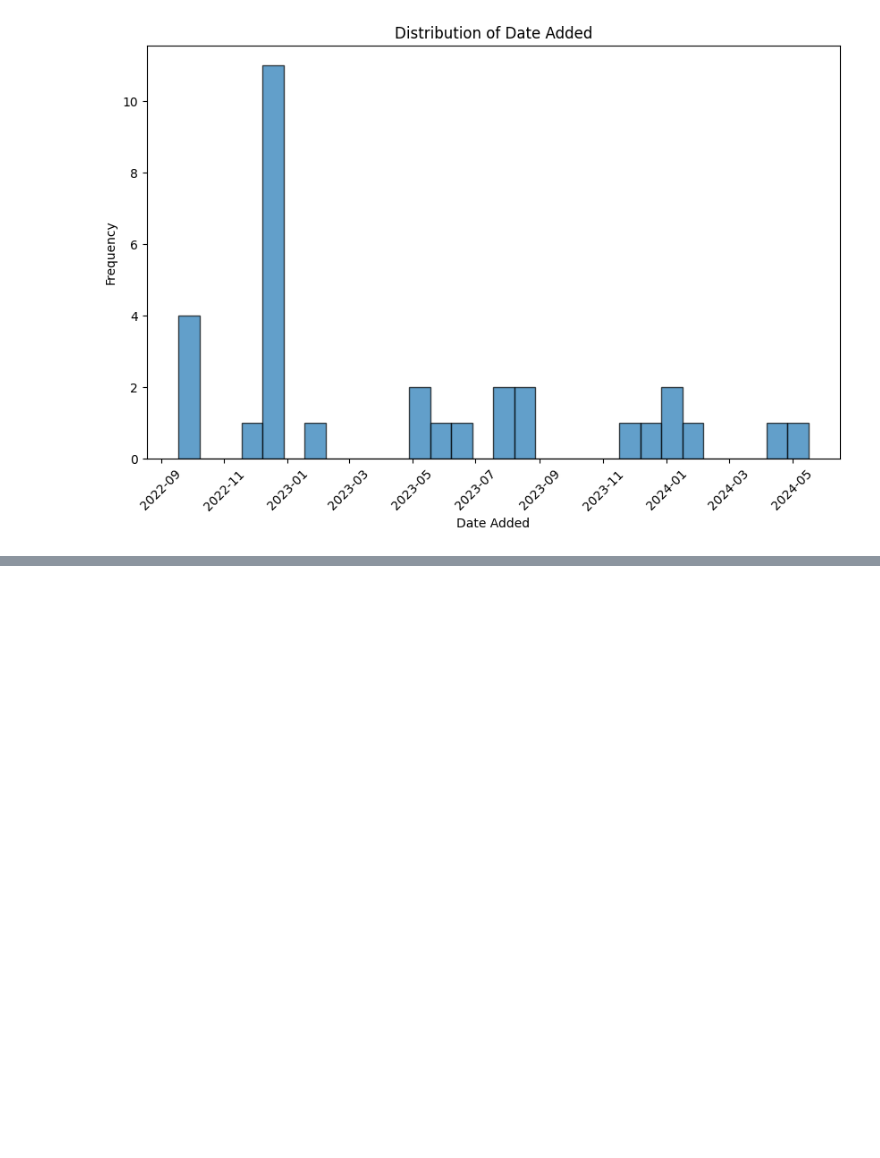
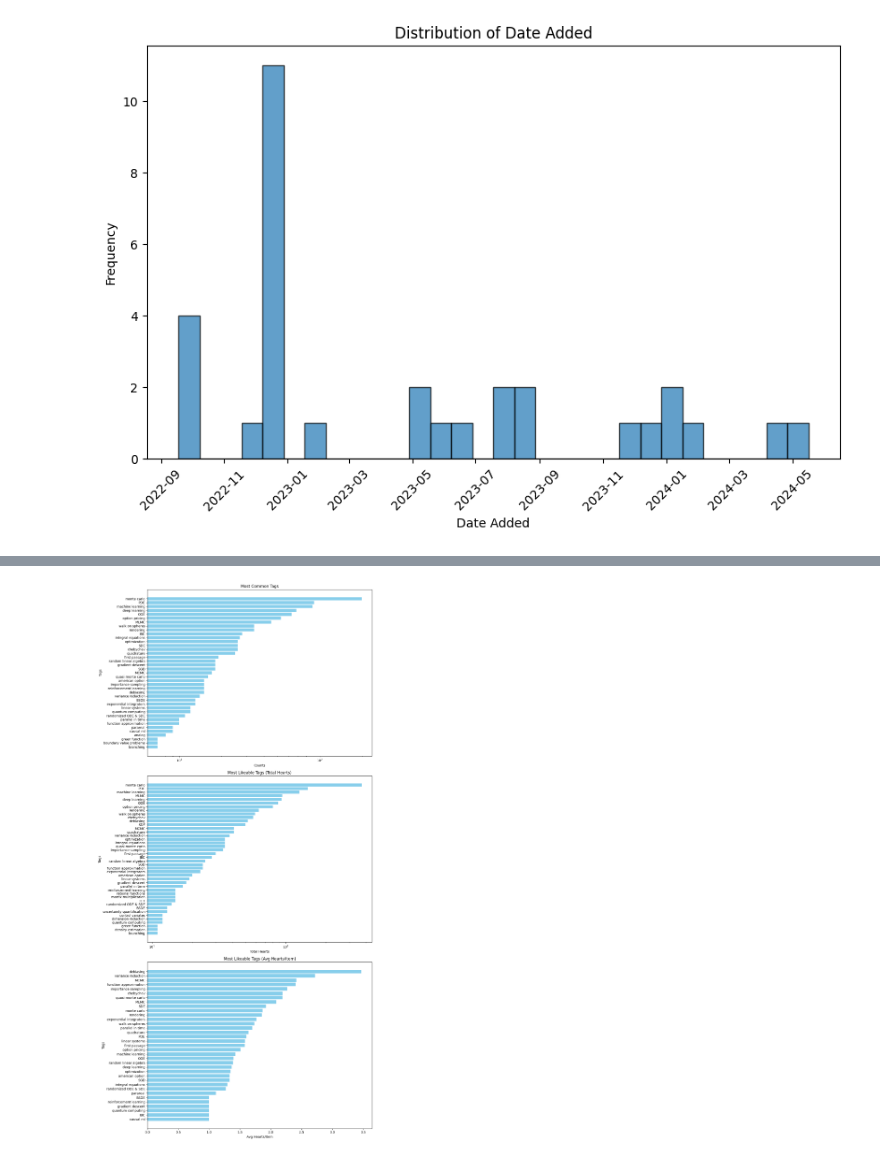
Before and after one commit to ISIPINK/Zotero_map_compute, a Jupyter notebook: zot_viz.ipynb, the cells around one changed output, grey strips where cells are left out. Cells and saved outputs as stored; diff of their text form; code cells hidden in the pictures; blank space fills up the shorter version.

```diff
--- a/zot_viz.ipynb
+++ b/zot_viz.ipynb
@@ -117,0 +196,94 @@ plt.show()
+# %%
+from collections import Counter
+import matplotlib.pyplot as plt
+
+# Flatten the list of tags
+all_tags = [tag for sublist in zot_df["Manual Tags"] for tag in sublist if tag != ""]
+
+# Count the occurrences of each tag
+tag_counts = Counter(all_tags)
+
+total_tags = sum(tag_counts.values())
+
+# Filter out tags that are less than 0.5% of the total
+filtered_tag_counts = {tag: count for tag, count in tag_counts.items() if count / total_tags >= 0.005}
+
+# Sort the tags by frequency
+sorted_tag_counts = dict(sorted(filtered_tag_counts.items(), key=lambda item: item[1], reverse=True))
+
+# Create a figure with 3 subplots
+plt.figure(figsize=(12, 24))
+
+# First subplot: Most Common Tags
+plt.subplot(3, 1, 1)
+plt.barh(list(sorted_tag_counts.keys())[::-1], list(sorted_tag_counts.values())[::-1], color='skyblue')
+plt.xlabel('Counts')
+plt.ylabel('Tags')
+plt.title('Most Common Tags')
+plt.xscale('log')
+plt.tight_layout()
+
+# Flatten the list of tags and their corresponding hearts
+all_tags_with_hearts = [(tag, hearts) for tags, hearts in zip(zot_df["Manual Tags"], zot_df["Hearts"].fillna(1)) for tag in tags if tag != ""]
+
+
+# Count the occurrences of each tag, weighted by the number of hearts
+tag_counts_with_hearts = Counter()
+for tag, hearts in all_tags_with_hearts:
+    if tag in tag_counts_with_hearts.keys():
+        tag_counts_with_hearts[tag] += hearts
+    else:
+        tag_counts_with_hearts[tag] = hearts
+
+total_tags_with_hearts = sum(tag_counts_with_hearts.values())
+
+# Filter out tags that are less than 0.5% of the total
+filtered_tag_counts_with_hearts = {tag: count for tag, count in tag_counts_with_hearts.items() if count / total_tags_with_hearts >= 0.005}
+
+# Sort the tags by frequency
+sorted_tag_counts_with_hearts = dict(sorted(filtered_tag_counts_with_hearts.items(), key=lambda item: item[1], reverse=True))
+
+# Second subplot: Most Likeable Tags (Total Hearts)
+plt.subplot(3, 1, 2)
+plt.barh(list(sorted_tag_counts_with_hearts.keys())[::-1], list(sorted_tag_counts_with_hearts.values())[::-1], color='skyblue')
+plt.xlabel('Total Hearts')
+plt.ylabel('Tags')
+plt.title('Most Likeable Tags (Total Hearts)')
+plt.xscale('log')
+plt.tight_layout()
+
+# Flatten the list of tags and their corresponding hearts
+all_tags = [(tag, hearts) for tags, hearts in zip(zot_df["Manual Tags"], zot_df["Hearts"].fillna(1)) for tag in tags if tag != ""]
+
+# Count the occurrences of each tag
+tag_counts = Counter(tag for tag, _ in all_tags)
+
+# Sum the hearts for each tag
+tag_hearts = Counter()
+for tag, hearts in all_tags:
+    if tag in tag_hearts.keys():
+        tag_hearts[tag] += hearts
+    else:
+        tag_hearts[tag] = hearts
+
+# Divide the total hearts by the frequency of each tag
+weighted_tag_counts = {tag: tag_hearts[tag] / count for tag, count in tag_counts.items() if count >= 9}
+
+# Filter out tags that are less than 0.5% of the total
+avg_weighted_tags = sum(weighted_tag_counts.values()) / len(weighted_tag_counts)
+filtered_tag_counts = {tag: wcount for tag, wcount in weighted_tag_counts.items() if wcount >= 0.6 * avg_weighted_tags}
+
+# Sort the tags by frequency
+sorted_tag_counts = dict(sorted(filtered_tag_counts.items(), key=lambda item: item[1], reverse=True))
+
+# Third subplot: Most Likeable Tags (Avg Hearts/Item)
+plt.subplot(3, 1, 3)
+plt.barh(list(sorted_tag_counts.keys())[::-1], list(sorted_tag_counts.values())[::-1], color='skyblue')
+plt.xlabel('Avg Hearts/Item')
+plt.ylabel('Tags')
+plt.title('Most Likeable Tags (Avg Hearts/Item)')
+plt.tight_layout()
+
+plt.show()
+# %% [output]
+[figure, added]
```
Also changed, not shown: parts of 6 cells of this notebook, 6 other files.
